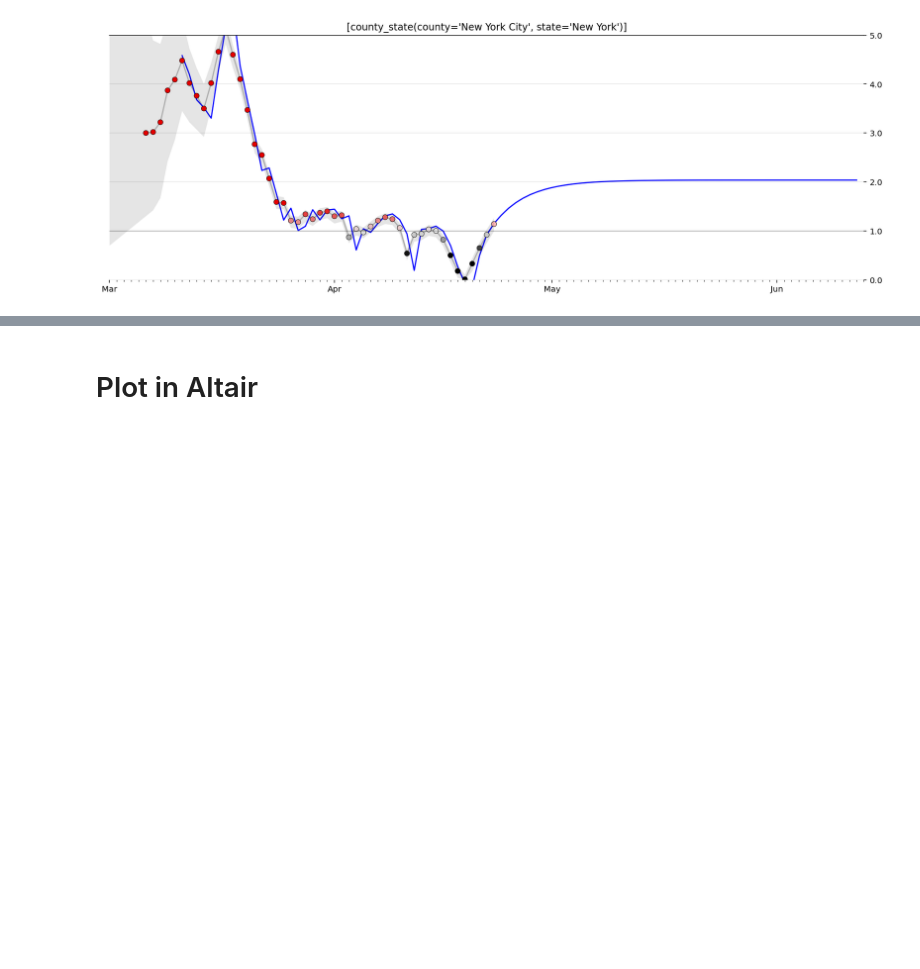
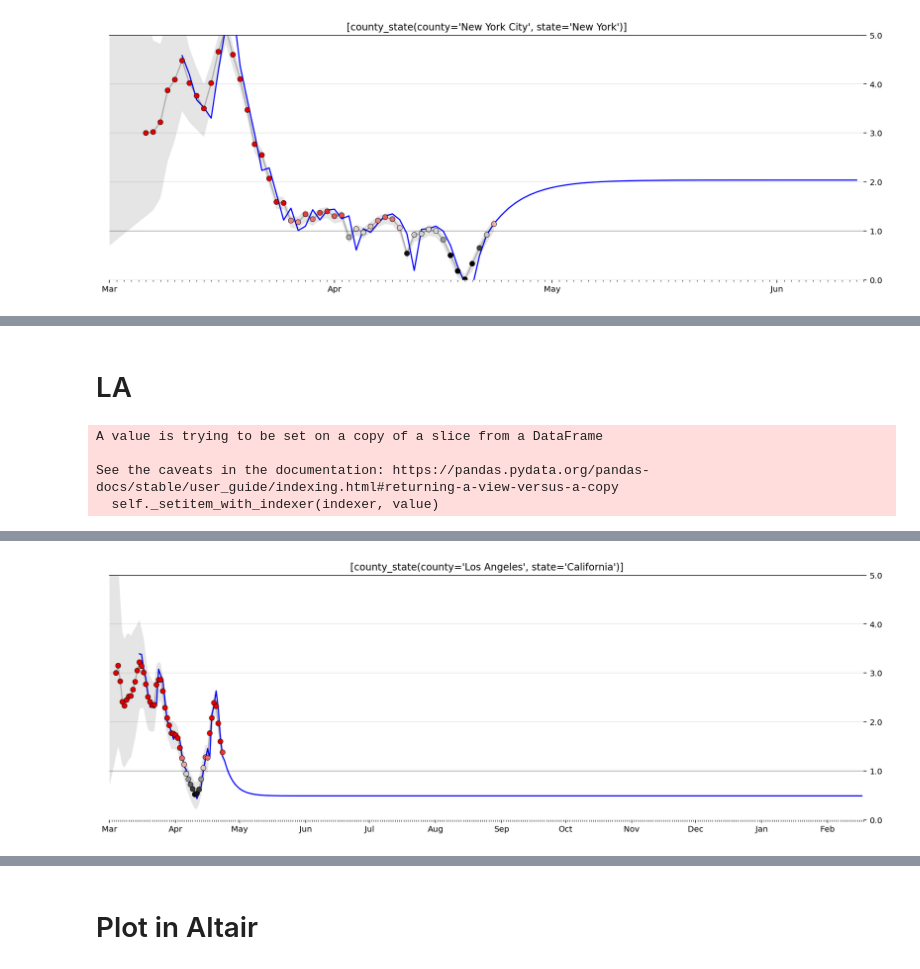
Before and after one commit to mmastand/chime, a Jupyter notebook: modeling/DynamicRt_Best_counties.ipynb, the cells around one changed output, grey strips where cells are left out. Drawn from its saved outputs; the diff is of its cells as text; code cells hidden in the pictures; blank space fills up the shorter version.

```diff
--- a/modeling/DynamicRt_Best_counties.ipynb
+++ b/modeling/DynamicRt_Best_counties.ipynb
@@ -473,7 +469,7 @@ def rt_from_counties(county_states, convert_to_admits=False, **kwargs):
 
     return result, population
 # %%
-county_states = [county_state("King", "Washington")]
+county_states = [county_state("Los Angeles", "California")]
 convert_to_admits=False
 
 populations = []
@@ -496,3 +492,18 @@ if convert_to_admits:
 cases_prepped, smoothed = prepare_cases(cases, min_cases=5, win_size=7)
 
 cases_prepped
+
+posteriors, log_likelihood = get_posteriors(smoothed, sigma=.25)
+
+# Confidence Intervals
+# Note that this takes a while to execute - it's not the most efficient algorithm
+hdis = highest_density_interval(posteriors, p=.75)
+most_likely = posteriors.idxmax().rename('ML')
+
+result = pd.concat([most_likely, hdis], axis=1)
+result["cases"] = cases_prepped
+result["smoothed"] = smoothed
+result["date"] = result.index
+
+# fill 0.0 values of ML with 0.01
+result.ML = result.ML.where(result.ML > 0.01, 0.01)
@@ -874,3 +905,20 @@ nyc.iloc[40:60]
 | 2020-05-02 | 2020-05-02 | NaN | NaN | NaN | NaN | NaN | 1.0 | 1.915175 | 8.388257e+06 | 1862.747600 | 8880.564143 |
 | 2020-05-03 | 2020-05-03 | NaN | NaN | NaN | NaN | NaN | 1.0 | 1.939549 | 8.388216e+06 | 1770.207643 | 9013.617543 |
 | 2020-05-04 | 2020-05-04 | NaN | NaN | NaN | NaN | NaN | 1.0 | 1.959095 | 8.388180e+06 | 1679.813055 | 9140.060946 |
+# %% [markdown]
+# LA
+# %%
+fm = "prd_ets"
+c = [county_state("Los Angeles", "California")]
+sir_df = county_sir(c, horizon=300, forecast_method=fm, fudge_factor=8)
+
+# Plot forecast
+fig, axes = plt.subplots(nrows=1, ncols=1, figsize=(1200/72,400/72))
+fig.set_facecolor('w')
+plot_rt_fc(sir_df, axes, c, forecast_method=fm)
+plot_actuals_sir(sir_df, str(c[0].county + " County, " + c[0].state))
+# %% [output]
+A value is trying to be set on a copy of a slice from a DataFrame
+
+See the caveats in the documentation: https://pandas.pydata.org/pandas-docs/stable/user_guide/indexing.html#returning-a-view-versus-a-copy
+  self._setitem_with_indexer(indexer, value)
@@ -876,0 +926 @@ nyc.iloc[40:60]
+[figure, added]
```
Also changed, not shown: parts of 21 cells of this notebook, 3 other files.
